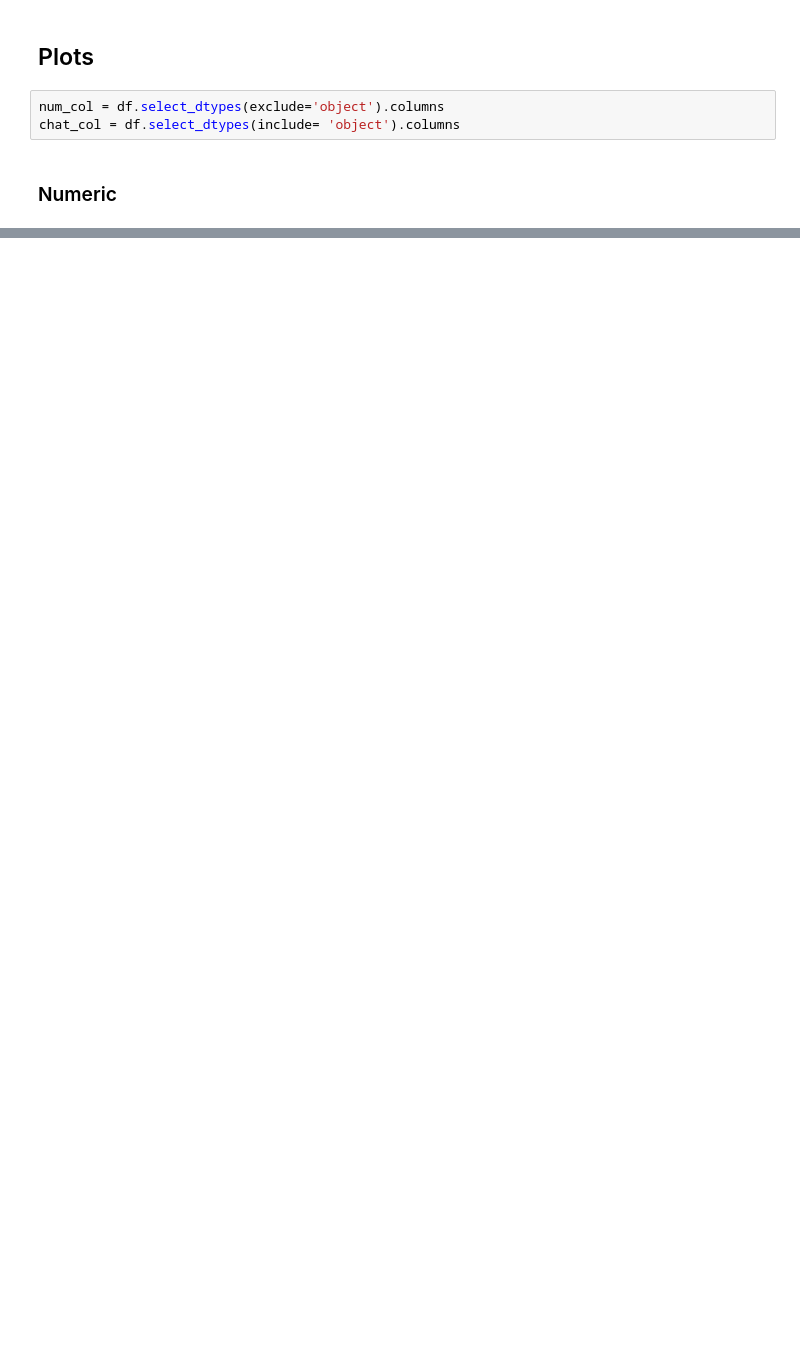
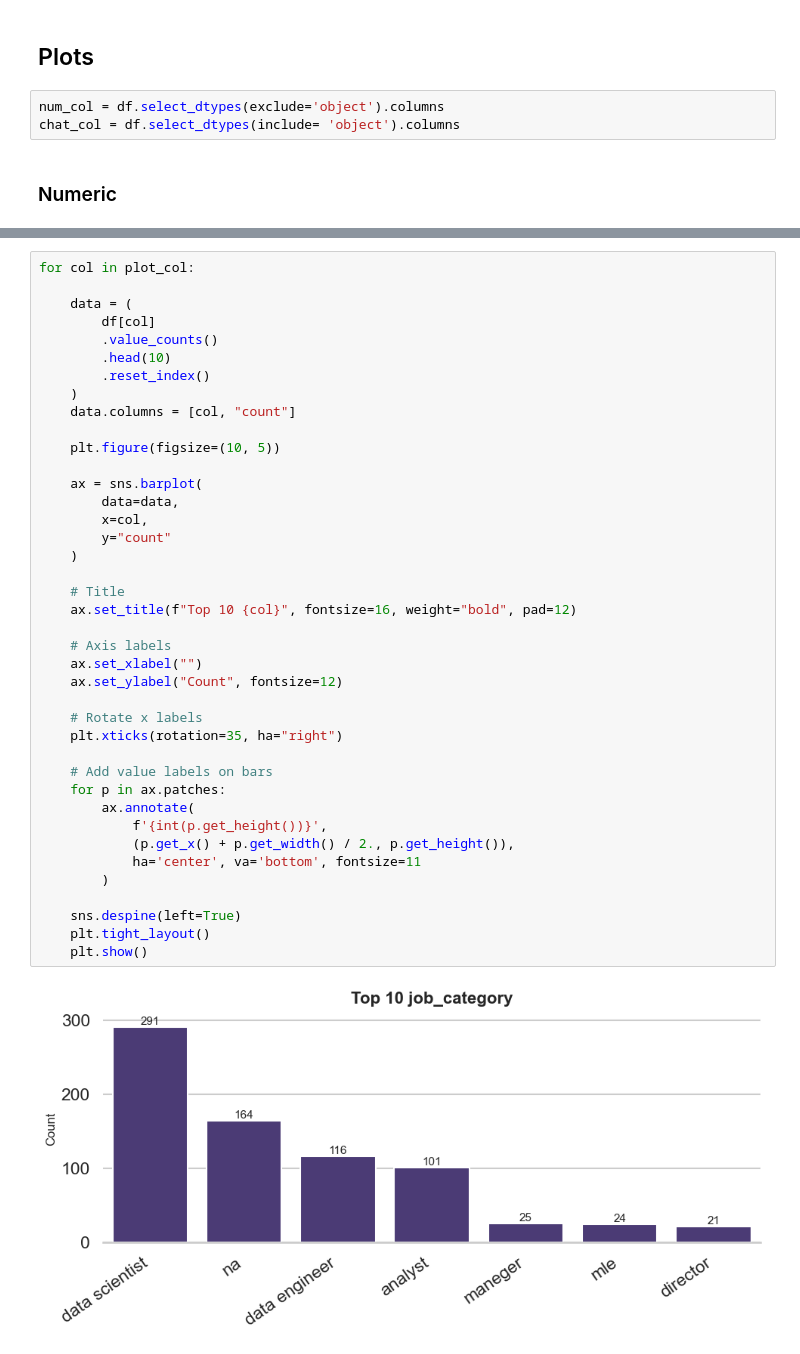
Before and after one commit to VighneshSankpal/ds_salary_proj, a Jupyter notebook: DS_Salary_EDA.ipynb, the cells around one changed output, grey strips where cells are left out. Drawn from its saved outputs; the diff is of its cells as text; blank space fills up the shorter version.

```diff
--- a/DS_Salary_EDA.ipynb
+++ b/DS_Salary_EDA.ipynb
@@ -60,0 +103,42 @@ for i in num_col:
+# %%
+for col in plot_col:
+
+    data = (
+        df[col]
+        .value_counts()
+        .head(10)
+        .reset_index()
+    )
+    data.columns = [col, "count"]
+
+    plt.figure(figsize=(10, 5))
+
+    ax = sns.barplot(
+        data=data,
+        x=col,
+        y="count"
+    )
+
+    # Title
+    ax.set_title(f"Top 10 {col}", fontsize=16, weight="bold", pad=12)
+
+    # Axis labels
+    ax.set_xlabel("")
+    ax.set_ylabel("Count", fontsize=12)
+
+    # Rotate x labels
+    plt.xticks(rotation=35, ha="right")
+
+    # Add value labels on bars
+    for p in ax.patches:
+        ax.annotate(
+            f'{int(p.get_height())}',
+            (p.get_x() + p.get_width() / 2., p.get_height()),
+            ha='center', va='bottom', fontsize=11
+        )
+
+    sns.despine(left=True)
+    plt.tight_layout()
+    plt.show()
+# %% [output]
+[figure, added]
```
Also changed, not shown: parts of 12 cells of this notebook.
